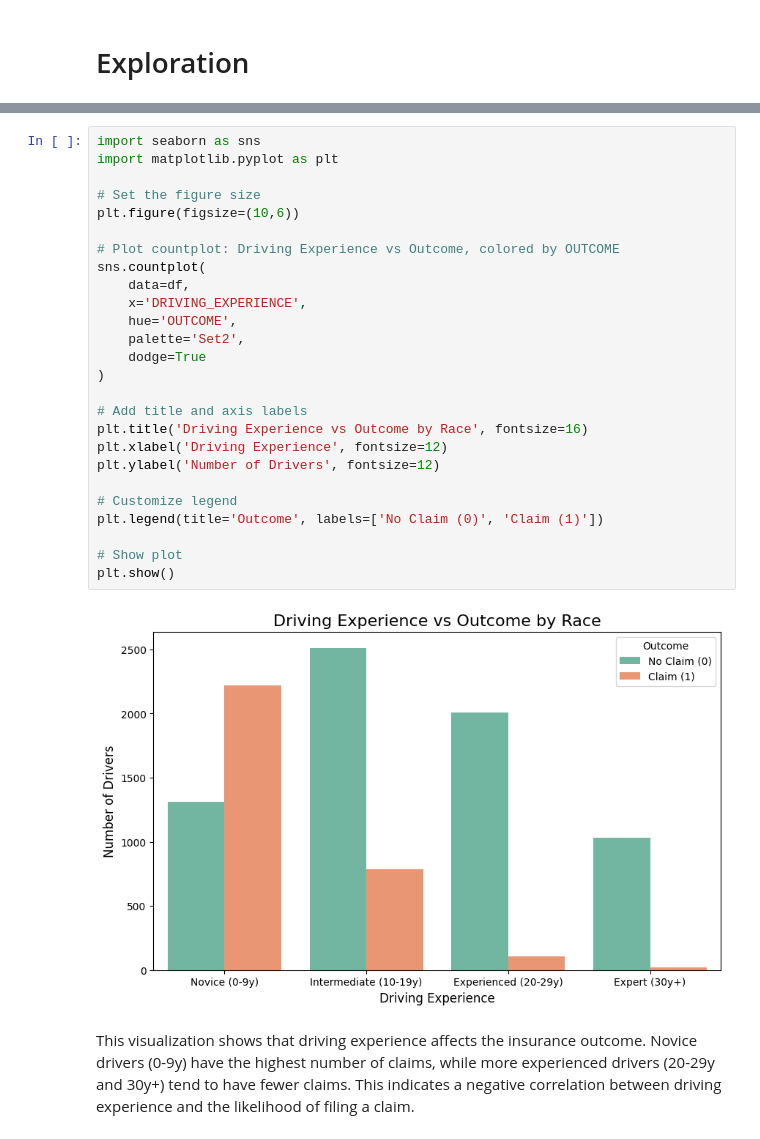
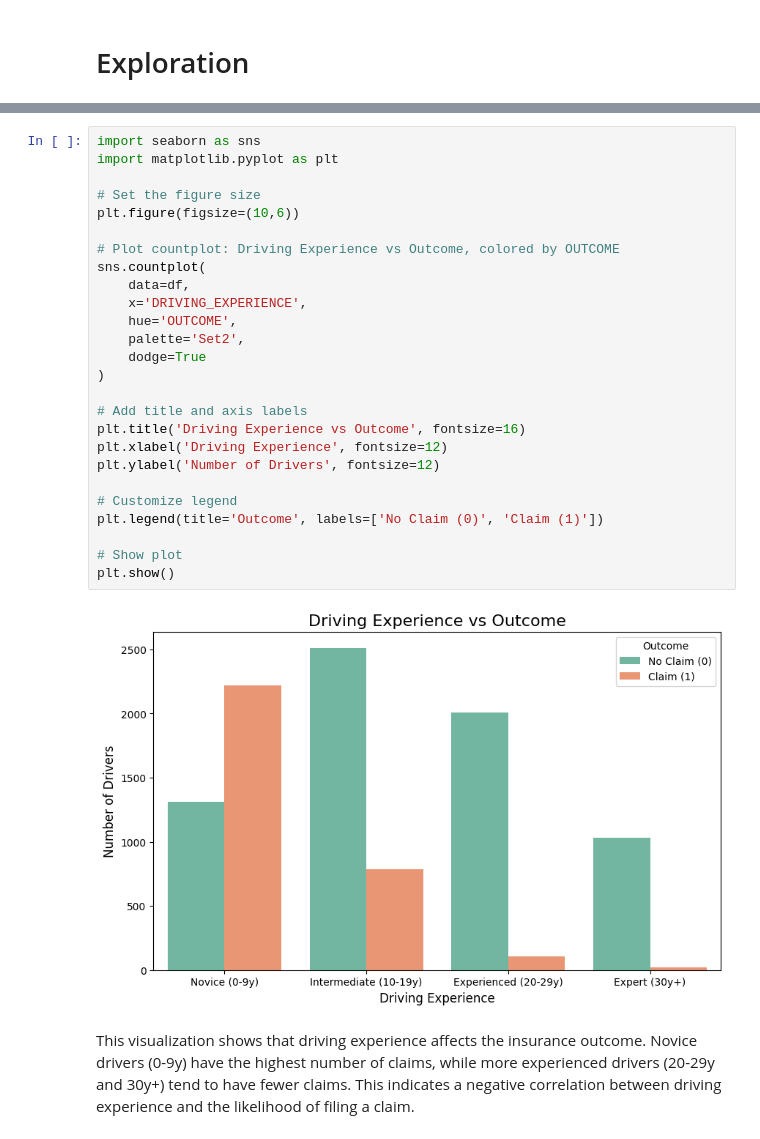
Before and after one commit to farahwadya/Car-insurance-intermediate-machine-learning-project, a Jupyter notebook: Car_insurance_prj.ipynb, the cells around one changed output, grey strips where cells are left out. Drawn from its saved outputs; the diff is of its cells as text.

```diff
--- a/Car_insurance_prj.ipynb
+++ b/Car_insurance_prj.ipynb
@@ -313,31 +313,31 @@ df.head()
 # %%
 import seaborn as sns
 import matplotlib.pyplot as plt
 
 # Set the figure size
 plt.figure(figsize=(10,6))
 
 # Plot countplot: Driving Experience vs Outcome, colored by OUTCOME
 sns.countplot(
     data=df,
     x='DRIVING_EXPERIENCE',
     hue='OUTCOME',
     palette='Set2',
     dodge=True
 )
 
 # Add title and axis labels
-plt.title('Driving Experience vs Outcome by Race', fontsize=16)
+plt.title('Driving Experience vs Outcome', fontsize=16)
 plt.xlabel('Driving Experience', fontsize=12)
 plt.ylabel('Number of Drivers', fontsize=12)
 
 # Customize legend
 plt.legend(title='Outcome', labels=['No Claim (0)', 'Claim (1)'])
 
 # Show plot
 plt.show()
 # %% [output]
-[figure, old version]
+[figure, new version]
 # %% [markdown]
 This visualization shows that driving experience affects the insurance outcome. Novice drivers (0-9y) have the highest number of claims, while more experienced drivers (20-29y and 30y+) tend to have fewer claims. This indicates a negative correlation between driving experience and the likelihood of filing a claim.
 # %%
```
